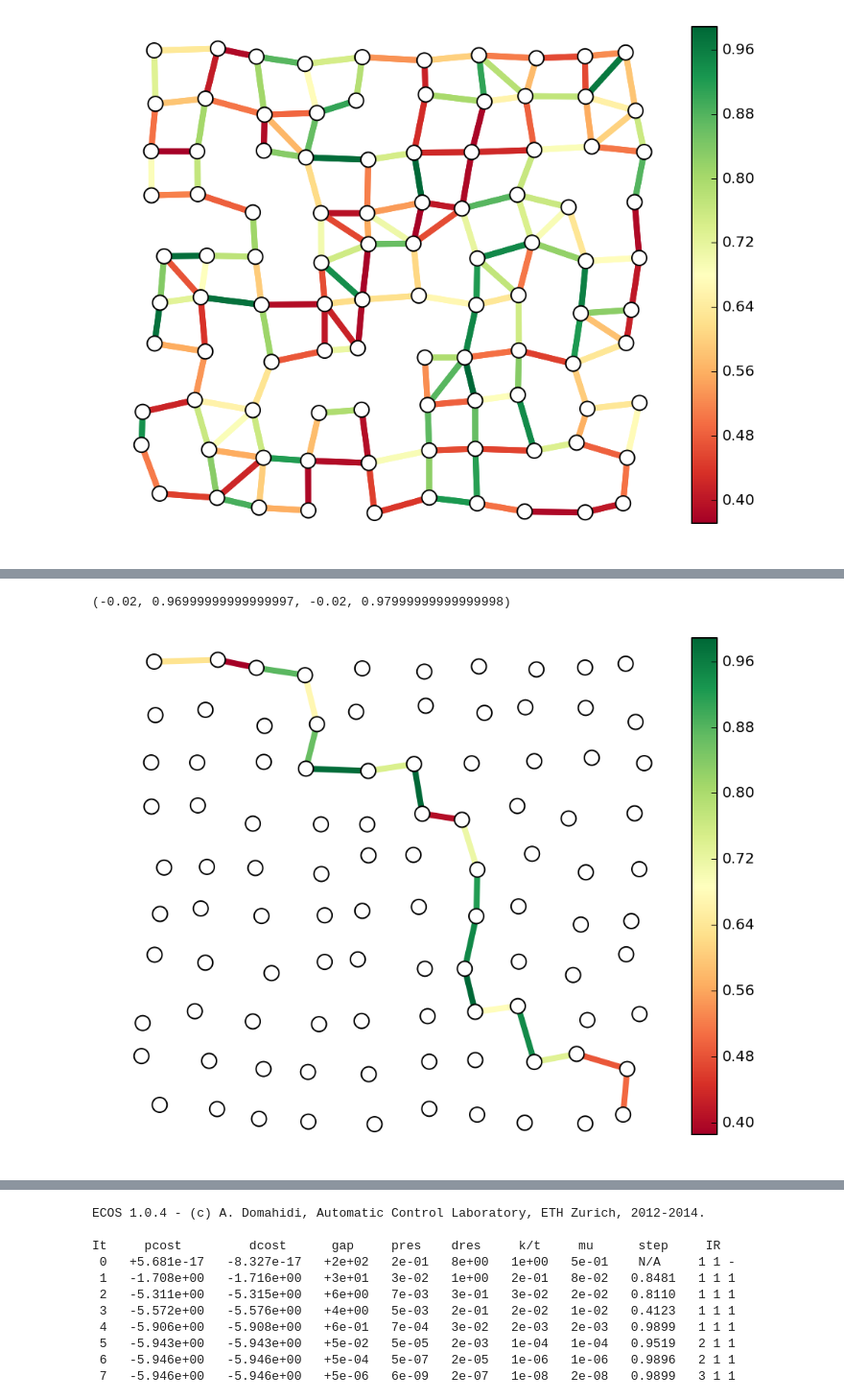
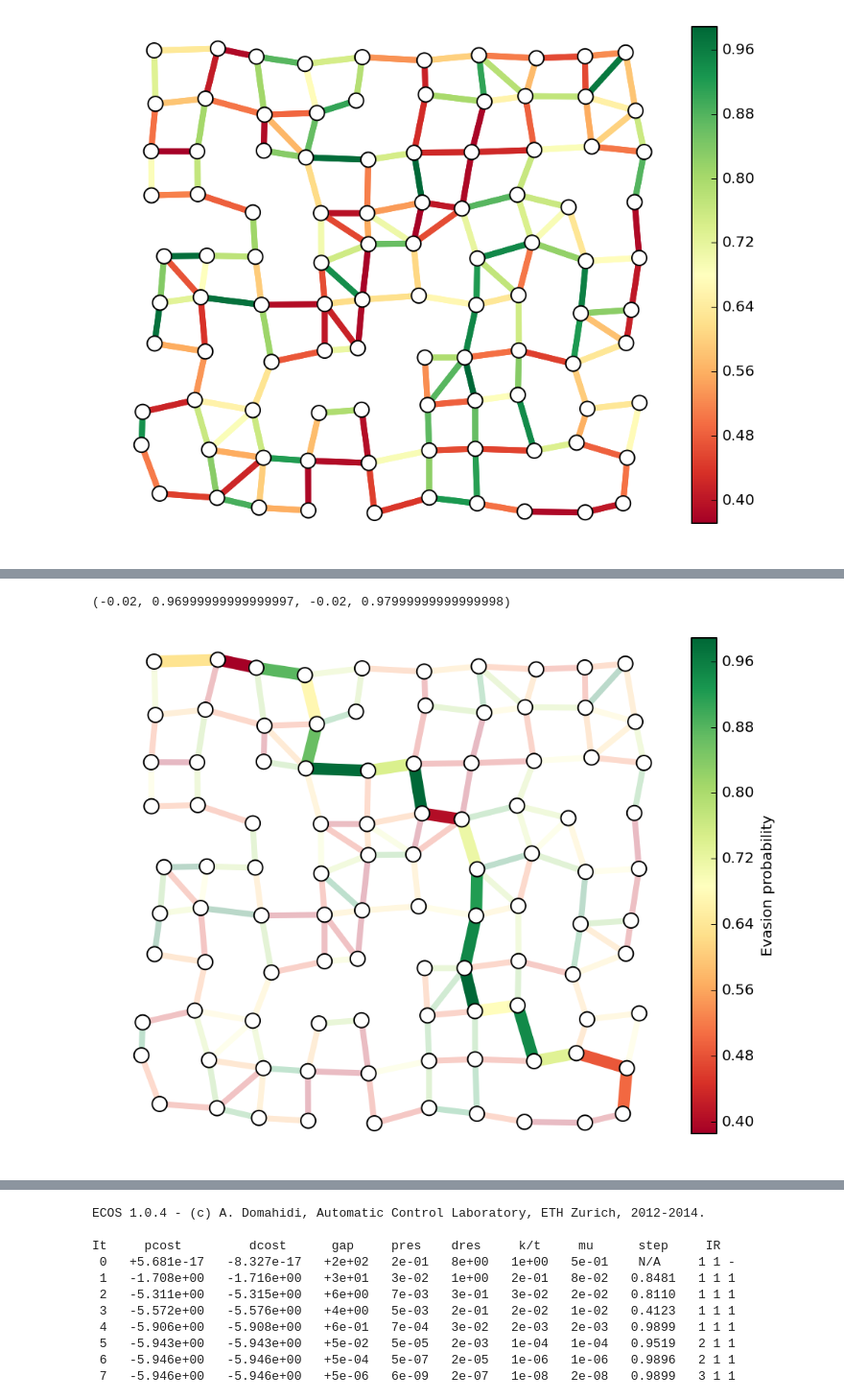
Before and after one commit to ajfriend/cvxpy_examples, a Jupyter notebook: flow.ipynb, the cells around one changed output, grey strips where cells are left out. Shown at 96% size. Cells and saved outputs as stored; diff of their text form; code cells hidden in the pictures.

Commit message:
good plots

```diff
--- a/flow.ipynb
+++ b/flow.ipynb
@@ -133,6 +139,3 @@ plt.axis('off')
 # %% [output]
 (-0.02, 0.96999999999999997, -0.02, 0.97999999999999998)
 [figure]
-# %%
-p = [e for e in H.edges_iter(data=True)]
-p
@@ -221,14 +170,38 @@ nx.draw(H,with_labels=True,pos=pos,edgelist=tmp,node_size=100)
 # %%
+path = list(np.flatnonzero(x > .5))
+p_path = [p[e] for e in path]
+
+edges_path = [H.edges()[e] for e in path]
+
+#nx.draw(H,with_labels=True,pos=pos,edgelist=edges_path,node_size=100)
+
 nodes = nx.draw_networkx_nodes(H,pos,node_color='w',node_size=100, with_labels=False)
-edges = nx.draw_networkx_edges(H,pos,edge_color=probs,width=4,
-                               edge_cmap=plt.cm.RdYlGn,edgelist=tmp,arrows=False)
+
+edges = nx.draw_networkx_edges(H,pos,edge_color=p,width=4,
+                               edge_cmap=plt.cm.RdYlGn,arrows=False,alpha=.15)
+
+edges = nx.draw_networkx_edges(H,pos,edge_color=p_path,width=8,
+                               edge_cmap=plt.cm.RdYlGn,edgelist=edges_path,arrows=False)
+plt.colorbar(edges,label='Evasion probability')
+
+# nx.draw_networkx_nodes(H,pos,
+#                        nodelist=[0],
+#                        node_color='g',
+#                        node_size=300)
+
+# nx.draw_networkx_nodes(H,pos,
+#                        nodelist=[n-1],
+#                        node_color='r',
+#                        node_size=300)
+
+# nx.draw_networkx_labels(H,pos,{0:'s',n-1:'t'},font_size=16)
 
 fig = plt.gcf()
 ax = plt.gca()
 fig.set_size_inches(8,6)
 ax.axis([-0.02,.97,-0.02,.98])
-plt.colorbar(edges)
+
 plt.axis('off')
 # %% [output]
 (-0.02, 0.96999999999999997, -0.02, 0.97999999999999998)
-[figure, old version]
+[figure, new version]
```
Also changed, not shown: parts of 16 cells of this notebook.
